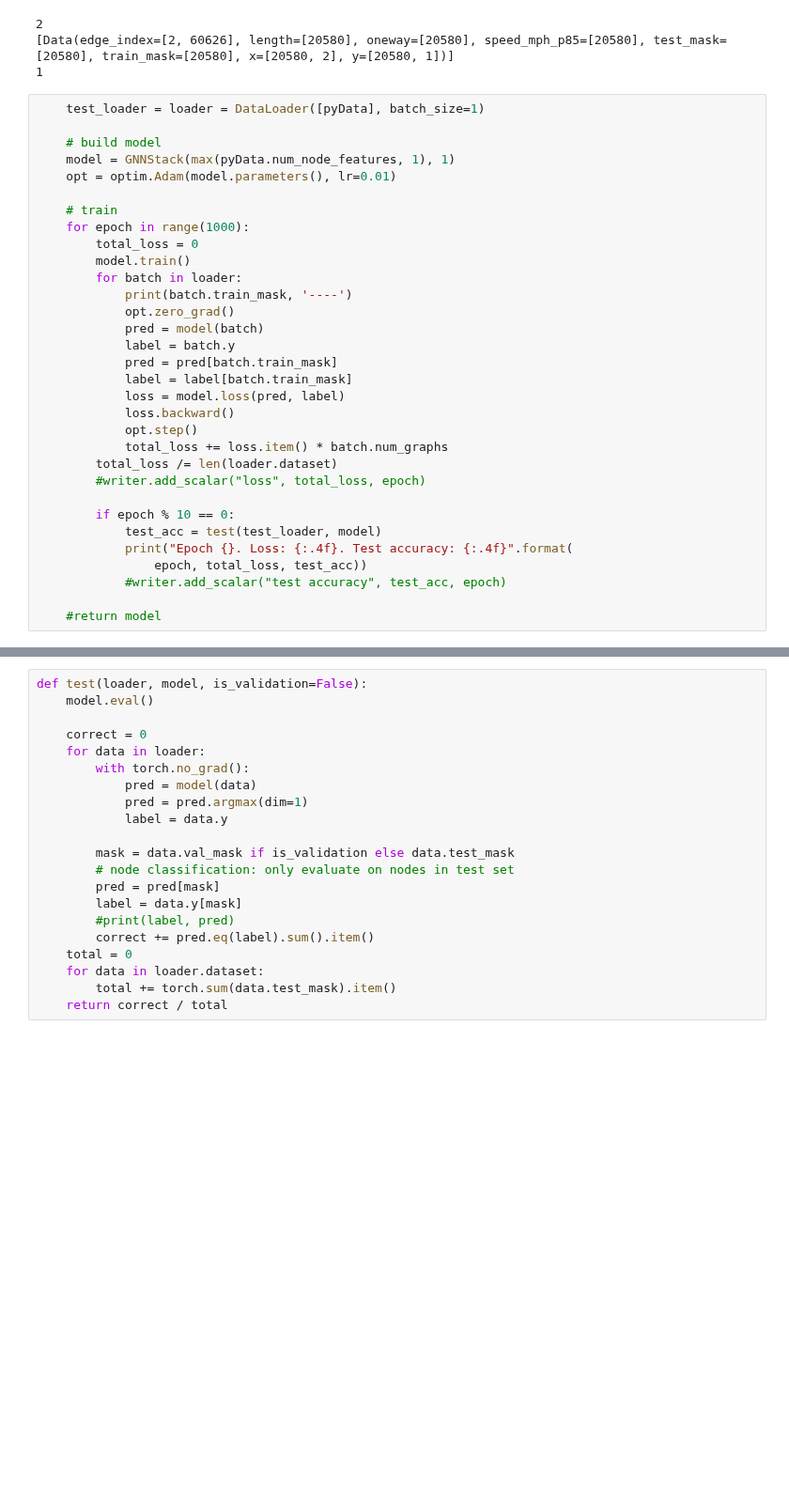
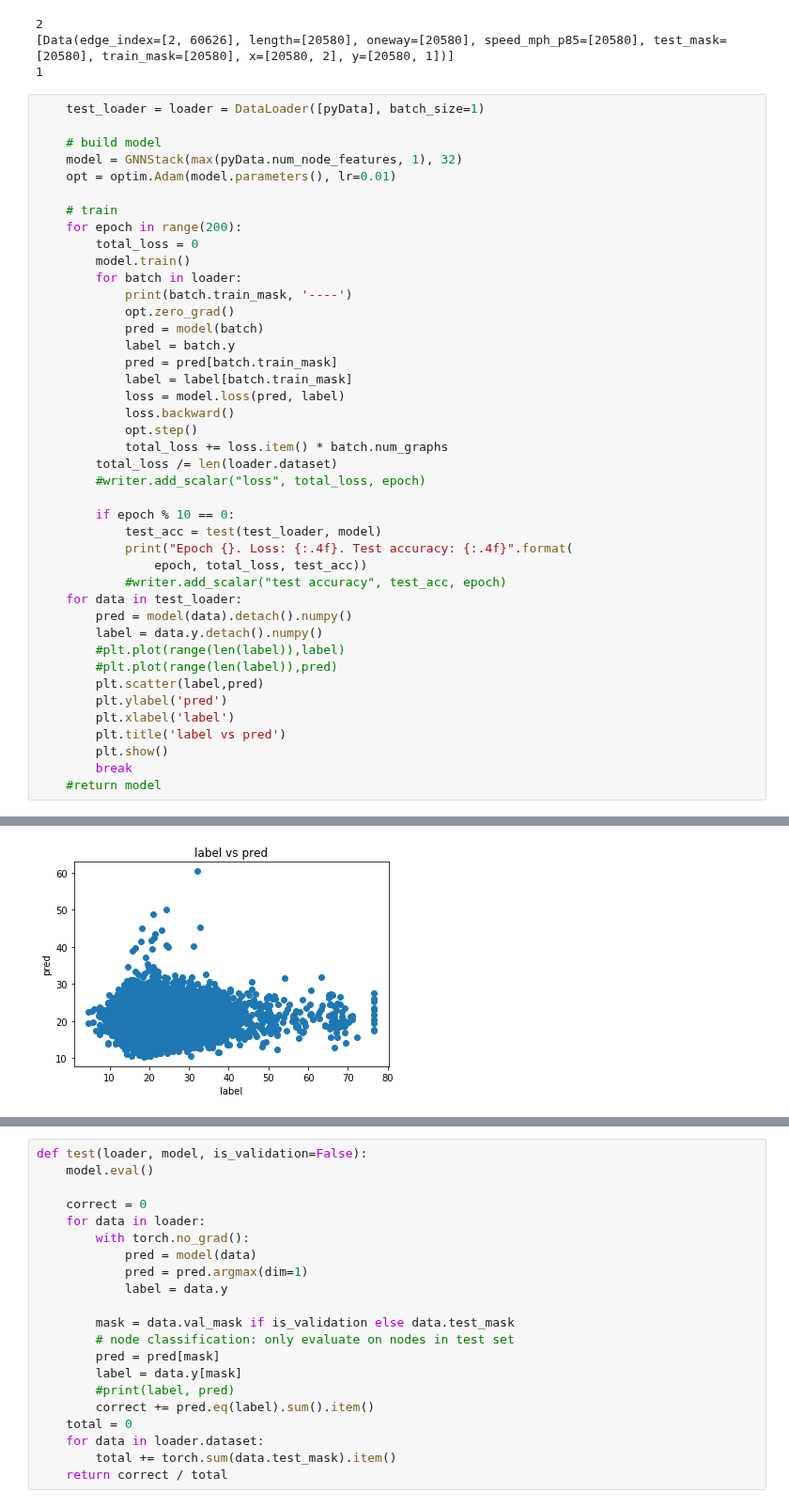
Before and after one commit to ischeinfeld/streets, a Jupyter notebook: GCN.ipynb, the cells around one changed output, grey strips where cells are left out. Shown at 94% size. Drawn from its saved outputs; the diff is of its cells as text; blank space fills up the shorter version.

```diff
--- a/GCN.ipynb
+++ b/GCN.ipynb
@@ -159,11 +205,11 @@ print(len(loader.dataset))
     test_loader = loader = DataLoader([pyData], batch_size=1)
 
     # build model
-    model = GNNStack(max(pyData.num_node_features, 1), 1)
+    model = GNNStack(max(pyData.num_node_features, 1), 32)
     opt = optim.Adam(model.parameters(), lr=0.01)
 
     # train
-    for epoch in range(1000):
+    for epoch in range(200):
         total_loss = 0
         model.train()
         for batch in loader:
@@ -185,6 +231,16 @@ print(len(loader.dataset))
             print("Epoch {}. Loss: {:.4f}. Test accuracy: {:.4f}".format(
                 epoch, total_loss, test_acc))
             #writer.add_scalar("test accuracy", test_acc, epoch)
-
+    for data in test_loader:
+        pred = model(data).detach().numpy()
+        label = data.y.detach().numpy()
+        #plt.plot(range(len(label)),label)
+        #plt.plot(range(len(label)),pred)
+        plt.scatter(label,pred)
+        plt.ylabel('pred')
+        plt.xlabel('label')
+        plt.title('label vs pred')
+        plt.show()
+        break
     #return model
 # %% [output]
@@ -207,0 +264 @@ HI
+[figure, added]
```
Also changed, not shown: parts of 6 cells of this notebook.
